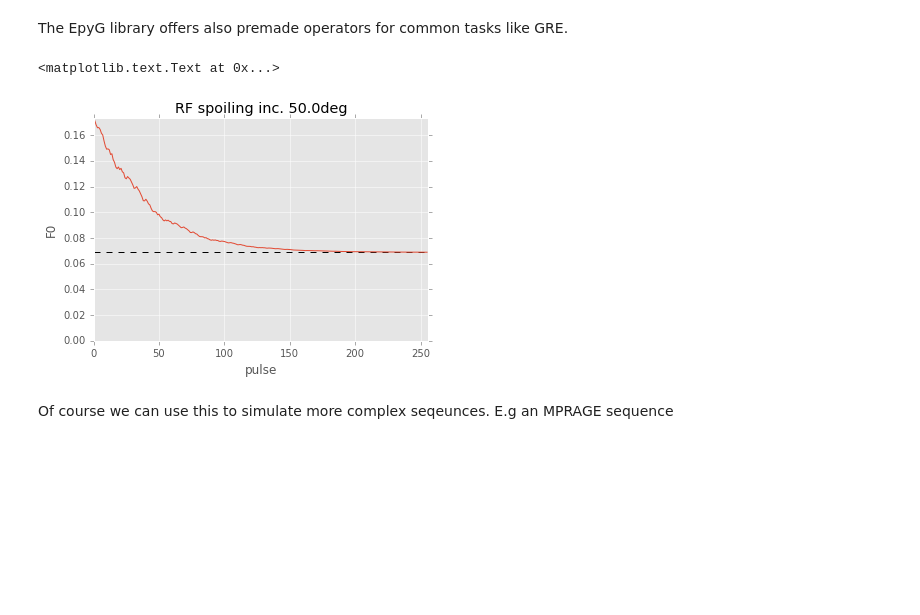
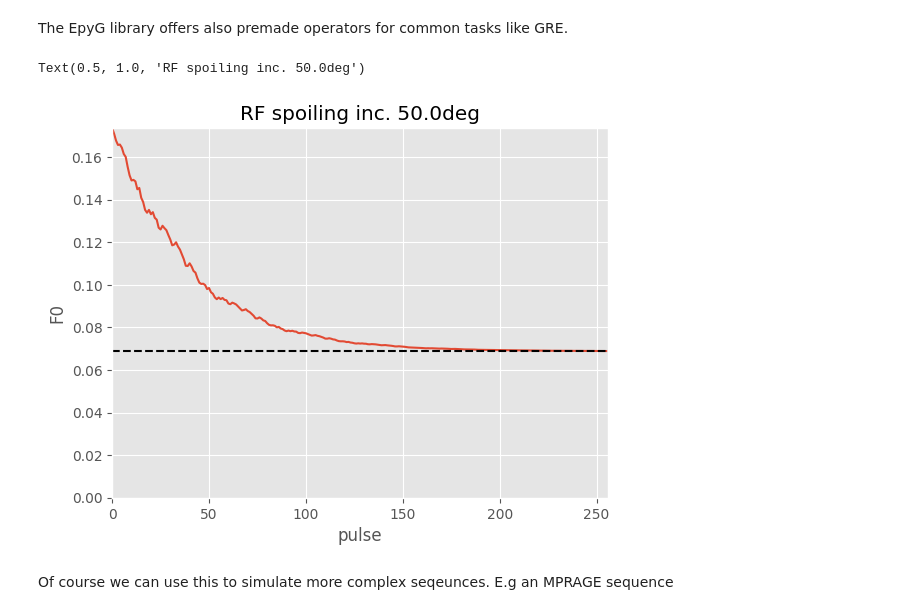
Before and after one commit to brennerd11/EpyG, a Jupyter notebook: examples/Usage.ipynb, the cells around one changed output. Drawn from its saved outputs; the diff is of its cells as text; code cells hidden in the pictures; blank space fills up the shorter version.

```diff
--- a/examples/Usage.ipynb
+++ b/examples/Usage.ipynb
@@ -196,9 +210,9 @@ def ernst(TR,T1,alpha):
     '''
     The Ernst signal - for comparison with the numerical results
     '''
-    E1 = exp(-TR/T1)
-    return sin(alpha) * (1.0-E1)/(1.0-E1*cos(alpha))
+    E1 = np.exp(-TR/T1)
+    return np.sin(alpha) * (1.0-E1)/(1.0-E1*np.cos(alpha))
 
-ernst_sig = ernst(TR,T1,deg2rad(alpha))
-print "Ernst signal (assuming ideal spoiling)", ernst_sig
+ernst_sig = ernst(TR,T1,np.deg2rad(alpha))
+print(f"Ernst signal (assuming ideal spoiling) : {ernst_sig}")
 # %% [output]
@@ -231,16 +246,20 @@ legend();
 # %% [markdown]
 It can be seen that RF spoiling with 50.0deg allows a signal amplitude which is basically conformant with the ernst signal, which is based on ideal spoiling. As expected without RF spoiling the signal levels are higher. Now let's systematically analyze different RF spoiling increments
 # %%
+#NBVAL_IGNORE_OUTPUT
+from numpy import linspace
+
 nincs = 256
 steady_state_amplitudes = []
 incs = linspace(0.0,180.0,nincs)
 
 for inc in incs:
-    T_phinc = operators.PhaseIncrementedTransform(alpha=np.deg2rad(alpha), phi=0.0, linear_phase_inc=deg2rad(inc), name="Excite")
+    T_phinc = operators.PhaseIncrementedTransform(alpha=np.deg2rad(alpha), phi=0.0,
+                                                  linear_phase_inc=np.deg2rad(inc), name="Excite")
     O_phinc = operators.Observer(f_states=(0,), z_states=())
     c_rfinc = operators.CompositeOperator(E_fast,S,O_phinc,T_phinc)
 
-    phinc_graph = epg.EpyG(initial_size=256, m0=1.0)
+    phinc_graph = epyg.epg(initial_size=256, m0=1.0)
 
     for i in range(N):
         c_rfinc*phinc_graph
@@ -248,9 +267,9 @@ for inc in incs:
 
 steady_state_amplitudes = np.abs(steady_state_amplitudes)
 
-plot(incs, steady_state_amplitudes, label='signal')
-hlines(ernst_sig, 0, np.max(incs), 'k', '--', label='Ernst signal')
-xlabel("Phase inc. [deg]")
-ylabel("F0")
-legend();
+plt.plot(incs, steady_state_amplitudes, label='signal')
+plt.hlines(ernst_sig, 0, np.max(incs), 'k', '--', label='Ernst signal')
+plt.xlabel("Phase inc. [deg]")
+plt.ylabel("F0")
+plt.legend()
 # %% [output]
@@ -260,23 +280,24 @@ As we can see the actual choice of the phase increment is crucial for good RF sp
 # %% [markdown]
 The EpyG library offers also premade operators for common tasks like GRE.
 # %%
-from EpyG.Applications import GRE_step
+# NBVAL_IGNORE_OUTPUT
+from epyg.applications import GRE_step
 c_gre, o_gre = GRE_step(TR=10.0, T1=1000.0, T2=100.0, alpha_deg=10.0, phi_deg=0.0, linear_phase_inc_deg=50.0, d=None, observe=True)
-e = epg.EpyG()
+e = epyg.epg()
 
 for i in range(256):
     c_gre * e
 
-plot(np.abs(o_gre.get_f(0)))
-hlines(ernst_sig, 0, N, 'k', '--')
-xlabel("pulse")
-ylabel("F0")
-ylim([0,mx])
-xlim([0,N])
-title("RF spoiling inc. {0:.1f}deg".format(rad2deg(phinc)))
+plt.plot(np.abs(o_gre.get_f(0)))
+plt.hlines(ernst_sig, 0, N, 'k', '--')
+plt.xlabel("pulse")
+plt.ylabel("F0")
+plt.ylim([0,mx])
+plt.xlim([0,N])
+plt.title("RF spoiling inc. {0:.1f}deg".format(np.rad2deg(phinc)))
 # %% [output]
-<matplotlib.text.Text at 0x...>
+Text(0.5, 1.0, 'RF spoiling inc. 50.0deg')
-[figure, old version]
+[figure, new version]
 # %% [markdown]
 Of course we can use this to simulate more complex seqeunces. E.g an MPRAGE sequence
 # %%
```
Also changed, not shown: parts of 19 cells of this notebook, 10 other files.
